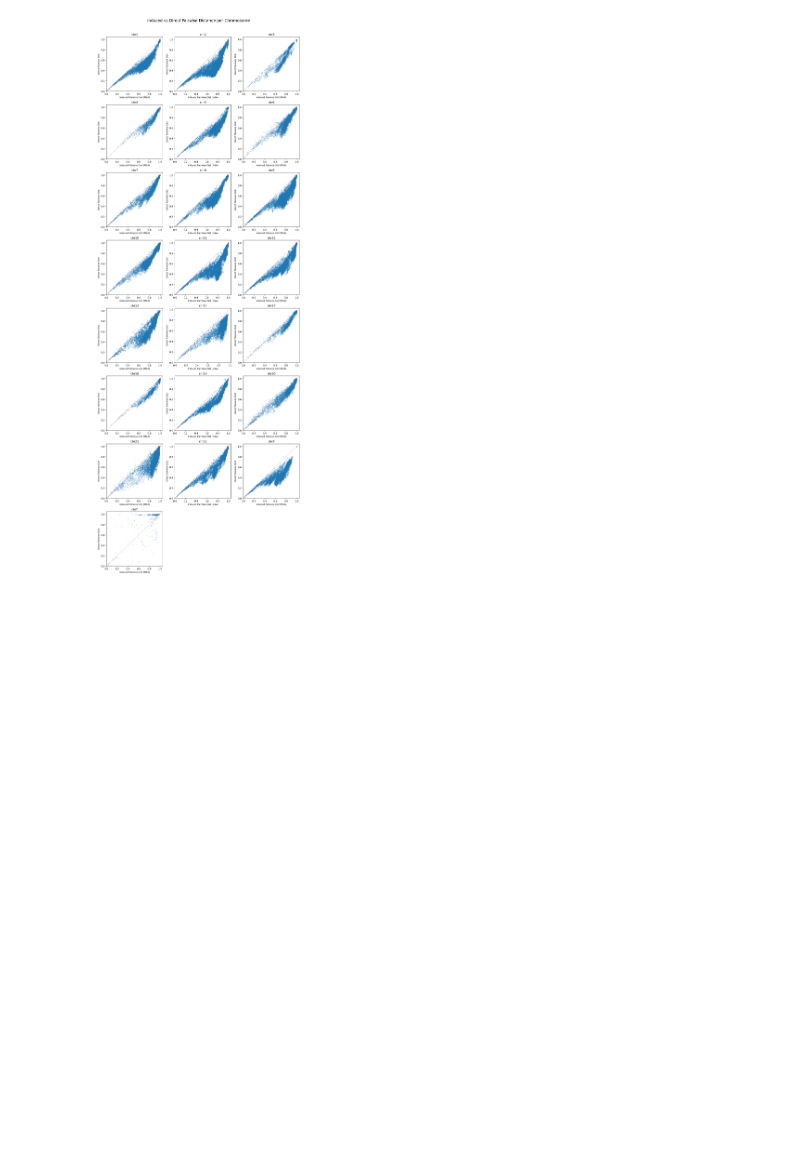
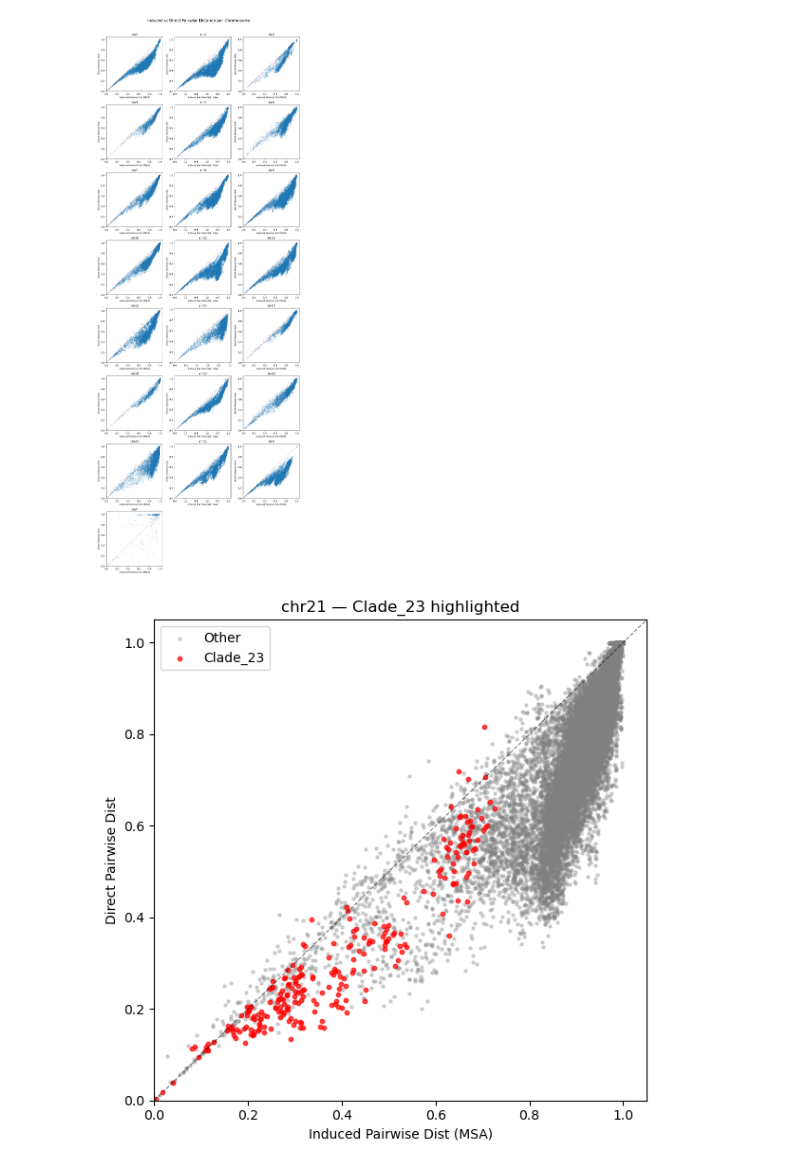
Before and after one commit to miramastoras/centrolign_analysis, a Jupyter notebook: analysis_notes/release2_QC_v2/notebooks/pairwise_consistency.ipynb, the cells around one changed output. Drawn from its saved outputs; the diff is of its cells as text; code cells hidden in the pictures; blank space fills up the shorter version.

```diff
--- a/analysis_notes/release2_QC_v2/notebooks/pairwise_consistency.ipynb
+++ b/analysis_notes/release2_QC_v2/notebooks/pairwise_consistency.ipynb
@@ -567,3 +567,39 @@ plt.tight_layout()
 plt.show()
 # %% [output]
 [figure]
+# %%
+clade23_df = pd.read_csv("/private/groups/patenlab/mira/centrolign/analysis/low_divergence_clades/max_dist_0.8_min_pairwise_0.95/chr21/_clades.csv")
+clade23_samples = set(clade23_df[clade23_df["Clade"] == "Clade_23"]["Sample"])
+
+def both_in_clade(sample_pair, clade_samples):
+    parts = sample_pair.split("__")
+    if len(parts) != 2:
+        parts = sample_pair.split("_", 1)
+    return parts[0] in clade_samples and parts[1] in clade_samples
+
+df_chr21 = df_compare[df_compare["chr"] == "chr21"].copy()
+df_chr21["is_clade23"] = df_chr21["sample_pair"].apply(lambda x: both_in_clade(x, clade23_samples))
+
+fig, ax = plt.subplots(figsize=(6, 6))
+
+# Plot non-clade23 first (background)
+other = df_chr21[~df_chr21["is_clade23"]]
+ax.scatter(other["induced_pairwise_dist"], other["direct_pairwise_dist"], s=5, alpha=0.3, c="grey", label="Other")
+
+# Plot clade23 on top
+c23 = df_chr21[df_chr21["is_clade23"]]
+ax.scatter(c23["induced_pairwise_dist"], c23["direct_pairwise_dist"], s=10, alpha=0.7, c="red", label="Clade_23")
+
+lims = [0, max(ax.get_xlim()[1], ax.get_ylim()[1])]
+ax.plot(lims, lims, 'k--', linewidth=0.8, alpha=0.5)
+ax.set_xlim(lims)
+ax.set_ylim(lims)
+ax.set_xlabel("Induced Pairwise Dist (MSA)")
+ax.set_ylabel("Direct Pairwise Dist")
+ax.set_title("chr21 — Clade_23 highlighted")
+ax.legend()
+
+plt.tight_layout()
+plt.show()
+# %% [output]
+[figure, added]
```
Also changed, not shown: parts of 3 cells of this notebook, 7 other files.
